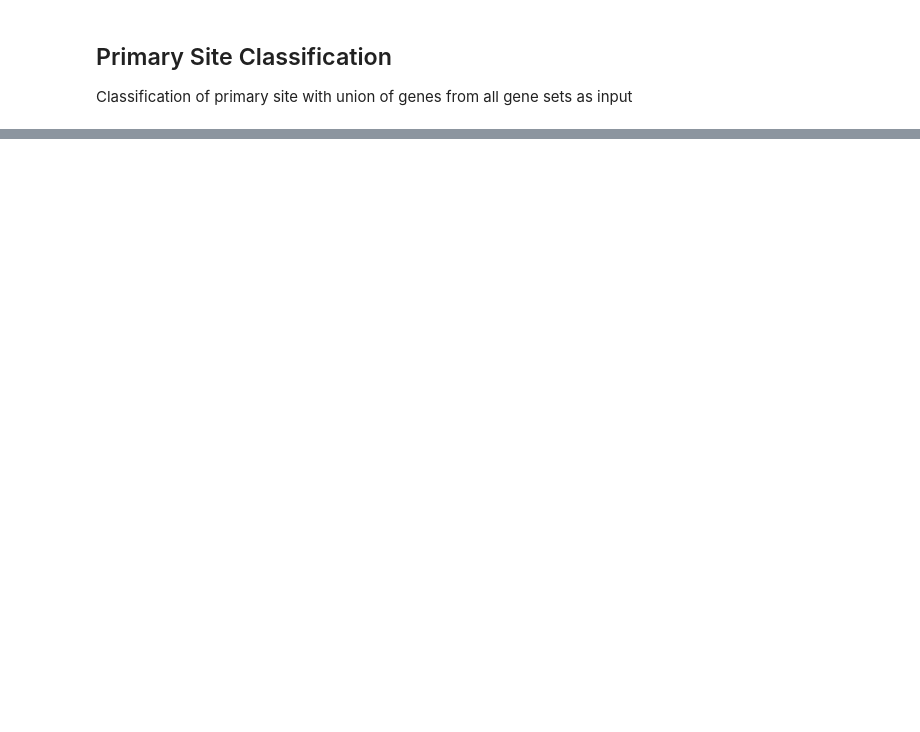
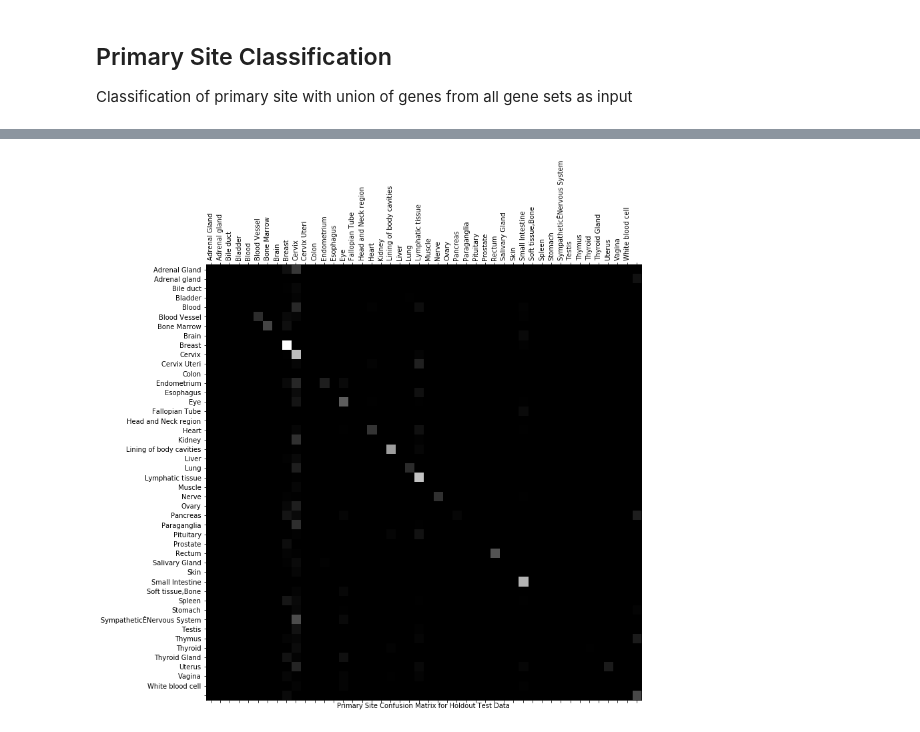
Before and after one commit to rcurrie/tumornormal, a Jupyter notebook: genesets.ipynb, the cells around one changed output, grey strips where cells are left out. Saved outputs shown, nothing was run; the diff lists cells and outputs as text; code cells hidden in the pictures; blank space fills up the shorter version.

Commit message:
Break out basic multi-class, make sure pathway matches with pathway layer redacted

```diff
--- a/genesets.ipynb
+++ b/genesets.ipynb
@@ -118,8 +117,7 @@ print(Y_primary_site_one_hot[0:20000:5000])
 # Split into stratified training and test sets based primary site
 from sklearn.model_selection import StratifiedShuffleSplit
 split = StratifiedShuffleSplit(n_splits=1, test_size=0.2, random_state=42)
-for train_index, test_index in split.split(
-    X_pruned.values, Y["primary_site_value"]):
+for train_index, test_index in split.split(X_pruned.values, Y["primary_site_value"]):
     X_train = X_pruned.values[train_index]
     X_test = X_pruned.values[test_index]
     y_train = Y_primary_site_one_hot[train_index]
@@ -157,9 +146,6 @@ from keras.models import Model, Sequential
 from keras.layers import InputLayer, Dense, BatchNormalization, Dropout
 from keras.callbacks import EarlyStopping
 from keras import regularizers
-
-epochs = 10
-batch_size = 128
 
 classify = [
     InputLayer(input_shape=(X_train.shape[1],)),
@@ -177,12 +163,9 @@ classify = [
 model = Sequential(classify)
 print(model.summary())
 
-model.compile(loss='binary_crossentropy',
-              optimizer='adam', metrics=['accuracy'])
-callbacks = [EarlyStopping(monitor='acc', min_delta=0.05,
-                           patience=2, verbose=2, mode="max")]
-model.fit(X_train, y_train, epochs=epochs,
-          batch_size=batch_size, shuffle="batch", callbacks=callbacks)
+model.compile(loss='binary_crossentropy', optimizer='adam', metrics=['accuracy'])
+callbacks = [EarlyStopping(monitor='acc', min_delta=0.05, patience=2, verbose=2, mode="max")]
+model.fit(X_train, y_train, epochs=10, batch_size=128, shuffle="batch", callbacks=callbacks)
 print(model.metrics_names, model.evaluate(X_test, y_test))
 # %% [output]
 _________________________________________________________________
@@ -204,0 +191,5 @@ Wall time: 51.8 s
+# %%
+%%time
+predictions = model.predict(X_test)
+
+labels = primary_site_encoder.classes_.tolist()
@@ -204,0 +225,20 @@ Wall time: 51.8 s
+# %%
+import sklearn.metrics
+import matplotlib.ticker as ticker
+
+confusion_matrix = sklearn.metrics.confusion_matrix(
+    primary_site_test, np.array([np.argmax(p) for p in predictions]))
+
+fig = plt.figure(figsize=(12,12))
+ax = fig.add_subplot(111)
+cax = ax.matshow(confusion_matrix, cmap=plt.cm.gray)
+ax.set_xticklabels(primary_site_encoder.classes_.tolist(), rotation=90)
+ax.set_yticklabels(primary_site_encoder.classes_.tolist())
+
+ax.xaxis.set_major_locator(ticker.MultipleLocator(1))
+ax.yaxis.set_major_locator(ticker.MultipleLocator(1))
+
+ax.set_xlabel("Primary Site Confusion Matrix for Holdout Test Data")
+plt.show()
+# %% [output]
+[figure, added]
```
Also changed, not shown: parts of 9 cells of this notebook, 2 other files.
